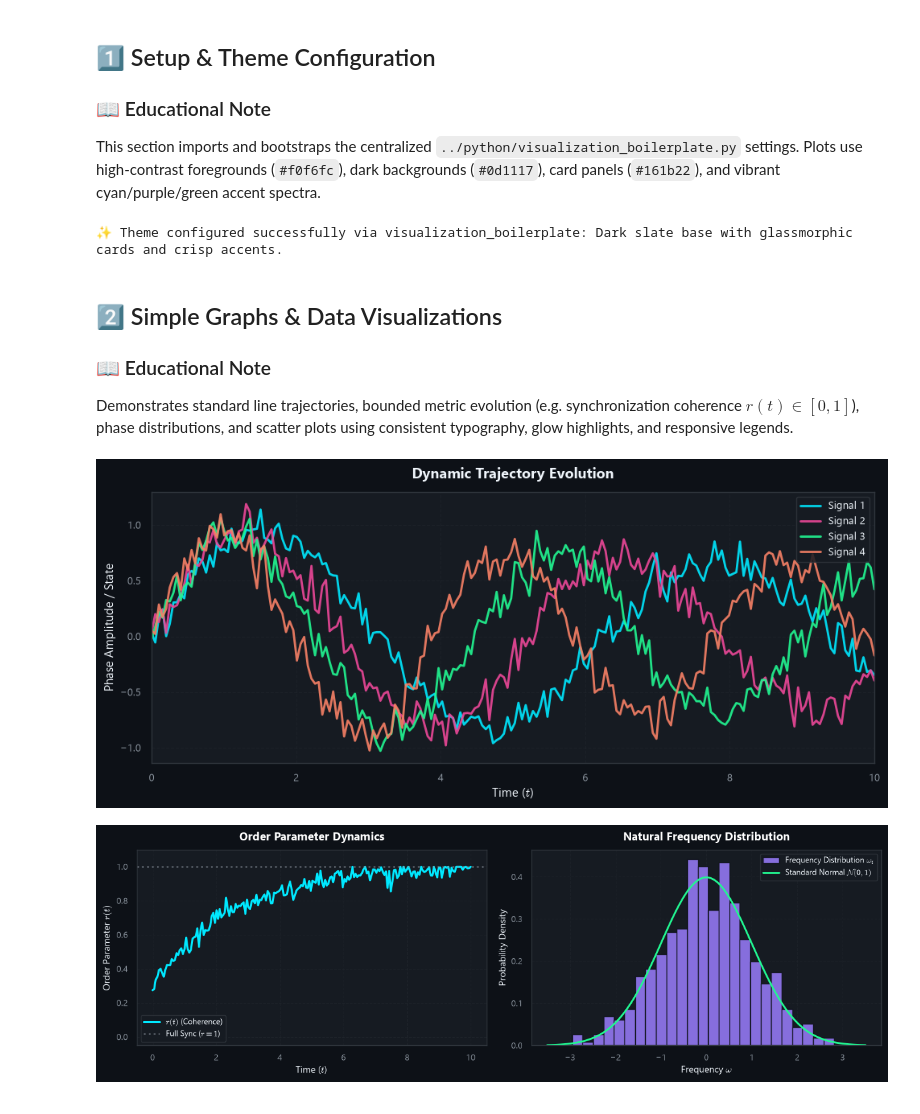
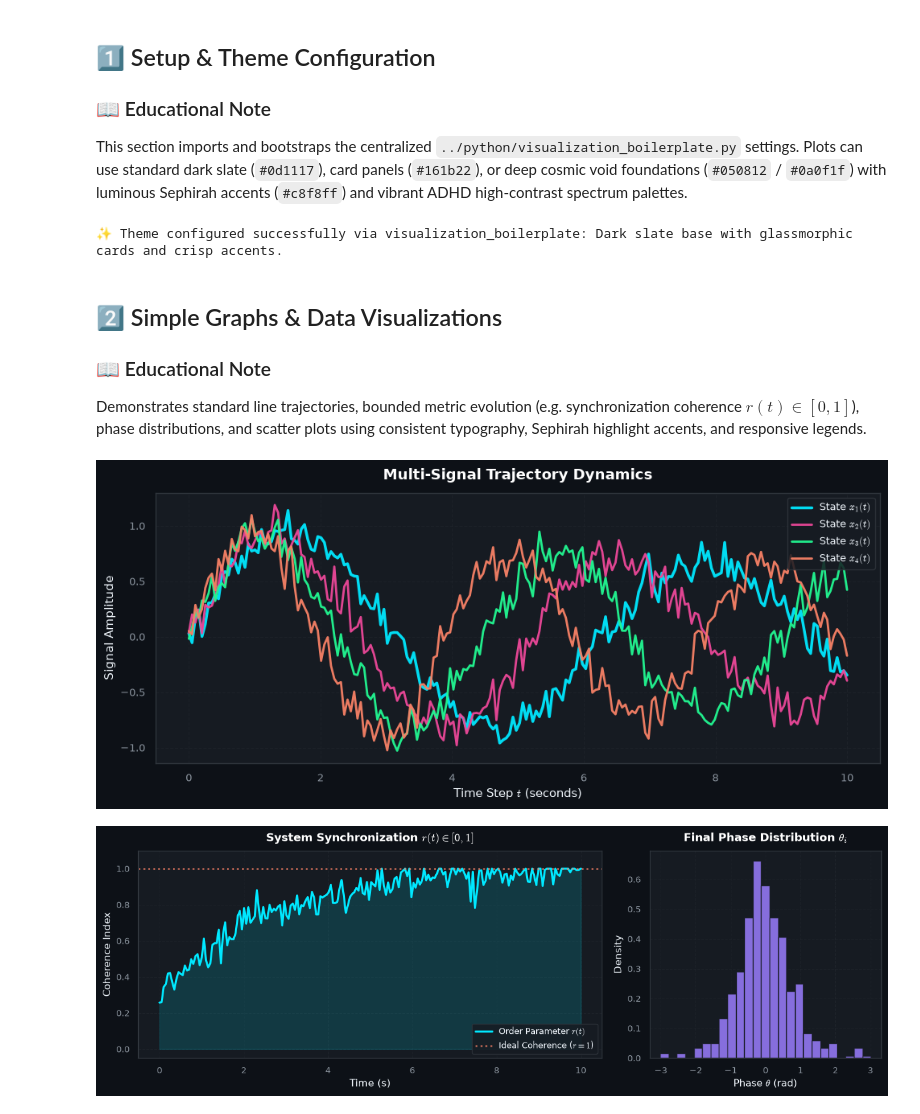
Before and after one commit to eigenscribe/scriber-core, a Jupyter notebook: boilerplates/notebooks/visuals-boilerplate.ipynb, the cells around one changed output. Saved outputs shown, nothing was run; the diff lists cells and outputs as text; code cells hidden in the pictures.

```diff
--- a/boilerplates/notebooks/visuals-boilerplate.ipynb
+++ b/boilerplates/notebooks/visuals-boilerplate.ipynb
@@ -19,7 +19,7 @@
 ## 1️⃣ Setup & Theme Configuration
 
 ### 📖 Educational Note
-This section imports and bootstraps the centralized `../python/visualization_boilerplate.py` settings. Plots use high-contrast foregrounds (`#f0f6fc`), dark backgrounds (`#0d1117`), card panels (`#161b22`), and vibrant cyan/purple/green accent spectra.
+This section imports and bootstraps the centralized `../python/visualization_boilerplate.py` settings. Plots can use standard dark slate (`#0d1117`), card panels (`#161b22`), or deep cosmic void foundations (`#050812` / `#0a0f1f`) with luminous Sephirah accents (`#c8f8ff`) and vibrant ADHD high-contrast spectrum palettes.
 # %%
 import sys
 from pathlib import Path
@@ -69,7 +81,7 @@ print("✨ Theme configured successfully via visualization_boilerplate: Dark sla
 ## 2️⃣ Simple Graphs & Data Visualizations
 
 ### 📖 Educational Note
-Demonstrates standard line trajectories, bounded metric evolution (e.g. synchronization coherence $r(t) \in [0, 1]$), phase distributions, and scatter plots using consistent typography, glow highlights, and responsive legends.
+Demonstrates standard line trajectories, bounded metric evolution (e.g. synchronization coherence $r(t) \in [0, 1]$), phase distributions, and scatter plots using consistent typography, Sephirah highlight accents, and responsive legends.
 # %%
 # Set deterministic seed
 rng = np.random.default_rng(42)
@@ -83,52 +95,51 @@ signals = np.array([
 ])
 
 colors = HIGH_CONTRAST_CYCLE[:n_signals]
-labels = [f"Signal {i+1}" for i in range(n_signals)]
 
-# Create Time Series Plot
 fig, ax = plt.subplots(figsize=(10, 4.5))
 for i in range(n_signals):
-    ax.plot(time, signals[i], label=labels[i], color=colors[i], linewidth=2.0, alpha=0.9)
+    ax.plot(
+        time,
+        signals[i],
+        label=f"State $x_{i+1}(t)$",
+        color=colors[i],
+        linewidth=2.0 if i > 0 else 2.5,
+        alpha=0.95
+    )
 
-ax.set_title("Dynamic Trajectory Evolution", fontsize=13, fontweight="bold", pad=12, color=TEXT_PRIMARY)
-ax.set_xlabel("Time ($t$)", fontsize=11, color=TEXT_PRIMARY)
-ax.set_ylabel("Phase Amplitude / State", fontsize=11, color=TEXT_PRIMARY)
-ax.legend(loc="upper right", facecolor=CARD_BG, edgecolor=BORDER_COLOR, fontsize=9)
-ax.set_xlim(0, 10)
+ax.set_title("Multi-Signal Trajectory Dynamics", fontsize=13, fontweight="bold", pad=12)
+ax.set_xlabel("Time Step $t$ (seconds)")
+ax.set_ylabel("Signal Amplitude")
+ax.legend(loc="upper right", framealpha=0.85)
 plt.tight_layout()
 plt.show()
 # %% [output]
-[figure, old version]
+[figure, new version]
 # %%
 # Synthesize Bounded Metric & Distribution Plot
-order_param = 1.0 - 0.7 * np.exp(-0.4 * time) + 0.03 * rng.normal(size=len(time))
-order_param = np.clip(order_param, 0.0, 1.0)
+coherence_r = 1.0 - 0.7 * np.exp(-0.4 * time) + 0.05 * rng.normal(size=len(time))
+coherence_r = np.clip(coherence_r, 0.0, 1.0)
 
-fig, (ax1, ax2) = plt.subplots(1, 2, figsize=(12, 4))
+fig, (ax1, ax2) = plt.subplots(1, 2, figsize=(12, 4.2), gridspec_kw={"width_ratios": [2, 1]})
 
-# Left: Order Parameter Evolution
-ax1.plot(time, order_param, color=THEME_TOKENS["primary_light"], linewidth=2.2, label="$r(t)$ (Coherence)")
-ax1.axhline(1.0, color=TEXT_MUTED, linestyle=":", alpha=0.5, label="Full Sync ($r=1$)")
-ax1.set_title("Order Parameter Dynamics", fontsize=12, fontweight="bold", pad=10)
-ax1.set_xlabel("Time ($t$)", fontsize=10)
-ax1.set_ylabel("Order Parameter $r(t)$", fontsize=10)
+# Left: Bounded Order Parameter Curve with Sephirah Cyan Accent
+ax1.plot(time, coherence_r, color=THEME_TOKENS["primary_light"], linewidth=2.2, label=r"Order Parameter $r(t)$")
+ax1.axhline(1.0, color=THEME_TOKENS["quaternary"], linestyle=":", alpha=0.7, label=r"Ideal Coherence ($r=1$)")
+ax1.fill_between(time, coherence_r, 0, color=THEME_TOKENS["primary_light"], alpha=0.15)
 ax1.set_ylim(-0.05, 1.1)
-ax1.legend(facecolor=CARD_BG, edgecolor=BORDER_COLOR, fontsize=8.5)
+ax1.set_title(r"System Synchronization $r(t) \in [0, 1]$", fontsize=12, fontweight="bold")
+ax1.set_xlabel("Time (s)")
+ax1.set_ylabel("Coherence Index")
+ax1.legend(loc="lower right", framealpha=0.85)
 
-# Right: Distribution Histogram
-samples = rng.normal(loc=0.0, scale=1.0, size=500)
-n_bins, bins, patches = ax2.hist(
-    samples, bins=25, density=True, color=THEME_TOKENS["secondary"],
-    edgecolor=THEME_BG, alpha=0.85, label="Frequency Distribution $\\omega_i$"
-)
-x_fit = np.linspace(-3.5, 3.5, 100)
-ax2.plot(x_fit, 1.0 / np.sqrt(2 * np.pi) * np.exp(-0.5 * x_fit**2), color=THEME_TOKENS["tertiary_light"], linewidth=2.0, label="Standard Normal $\\mathcal{N}(0, 1)$")
-ax2.set_title("Natural Frequency Distribution", fontsize=12, fontweight="bold", pad=10)
-ax2.set_xlabel("Frequency $\\omega$", fontsize=10)
-ax2.set_ylabel("Probability Density", fontsize=10)
-ax2.legend(facecolor=CARD_BG, edgecolor=BORDER_COLOR, fontsize=8.5)
+# Right: Phase Distribution Histogram
+phases = rng.vonmises(mu=0.0, kappa=2.5, size=500)
+ax2.hist(phases, bins=25, color=THEME_TOKENS["secondary"], edgecolor=CARD_BG, alpha=0.85, density=True)
+ax2.set_title(r"Final Phase Distribution $\theta_i$", fontsize=12, fontweight="bold")
+ax2.set_xlabel(r"Phase $\theta$ (rad)")
+ax2.set_ylabel("Density")
 
 plt.tight_layout()
 plt.show()
 # %% [output]
-[figure, old version]
+[figure, new version]
```
Also changed, not shown: parts of 20 cells of this notebook, 6 other files.
